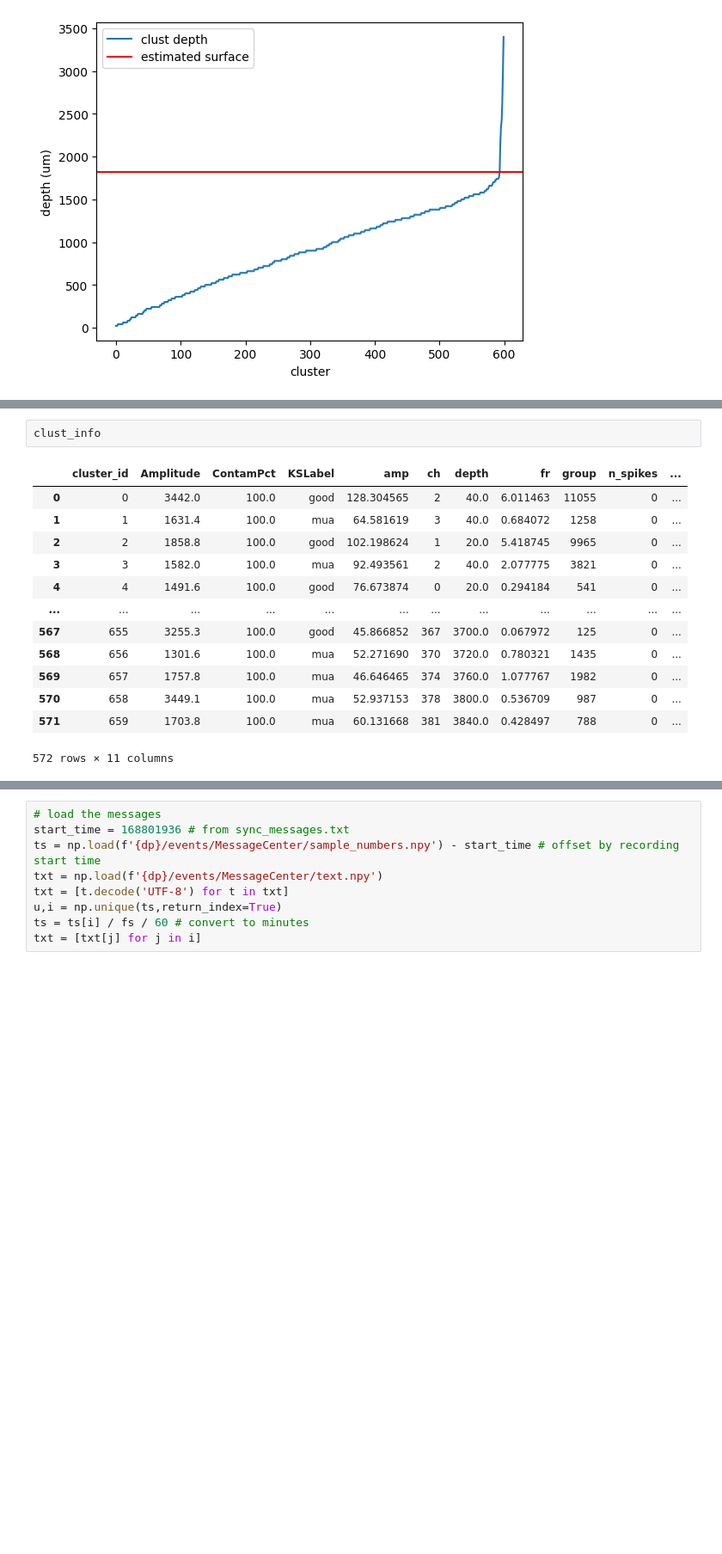
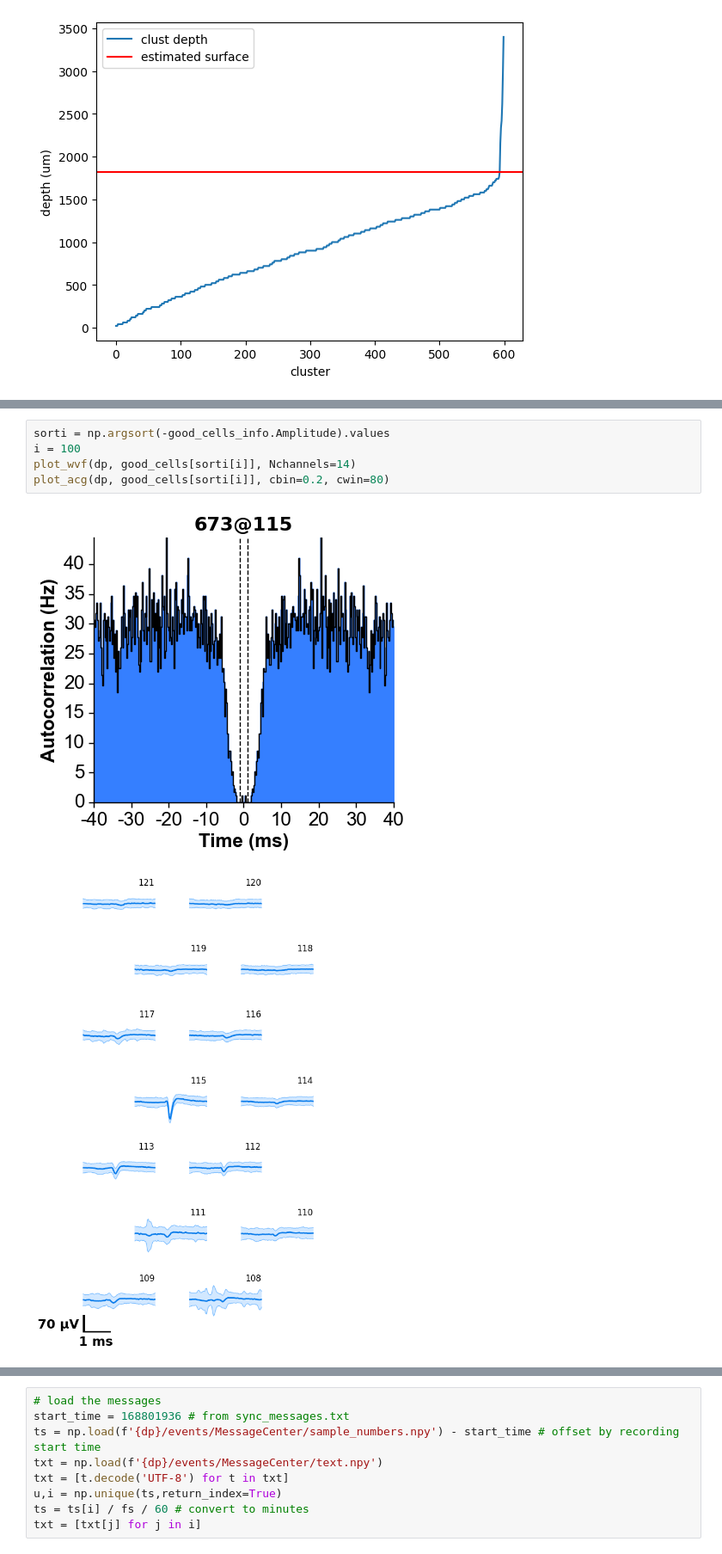
Before and after one commit to chris-angeloni/mpfc-pilot, a Jupyter notebook: spike_analysis.ipynb, the cells around one changed output, grey strips where cells are left out. Shown at 86% size. Drawn from its saved outputs; the diff is of its cells as text; blank space fills up the shorter version.

```diff
--- a/spike_analysis.ipynb
+++ b/spike_analysis.ipynb
@@ -51,16 +80,8 @@ AssertionError: WARNING no .ap/lf.meta (spikeGLX) or .oebin (OpenEphys) file fou
 # %%
-clust_info
+sorti = np.argsort(-good_cells_info.Amplitude).values
+i = 100
+plot_wvf(dp, good_cells[sorti[i]], Nchannels=14)
+plot_acg(dp, good_cells[sorti[i]], cbin=0.2, cwin=80)
 # %% [output]
-|  | cluster_id | Amplitude | ContamPct | KSLabel | amp | ch | depth | fr | group | n_spikes | ... |
-| 0 | 0 | 3442.0 | 100.0 | good | 128.304565 | 2 | 40.0 | 6.011463 | 11055 | 0 | ... |
-| 1 | 1 | 1631.4 | 100.0 | mua | 64.581619 | 3 | 40.0 | 0.684072 | 1258 | 0 | ... |
-| 2 | 2 | 1858.8 | 100.0 | good | 102.198624 | 1 | 20.0 | 5.418745 | 9965 | 0 | ... |
-| 3 | 3 | 1582.0 | 100.0 | mua | 92.493561 | 2 | 40.0 | 2.077775 | 3821 | 0 | ... |
-| 4 | 4 | 1491.6 | 100.0 | good | 76.673874 | 0 | 20.0 | 0.294184 | 541 | 0 | ... |
-| ... | ... | ... | ... | ... | ... | ... | ... | ... | ... | ... | ... |
-| 567 | 655 | 3255.3 | 100.0 | good | 45.866852 | 367 | 3700.0 | 0.067972 | 125 | 0 | ... |
-| 568 | 656 | 1301.6 | 100.0 | mua | 52.271690 | 370 | 3720.0 | 0.780321 | 1435 | 0 | ... |
-| 569 | 657 | 1757.8 | 100.0 | mua | 46.646465 | 374 | 3760.0 | 1.077767 | 1982 | 0 | ... |
-| 570 | 658 | 3449.1 | 100.0 | mua | 52.937153 | 378 | 3800.0 | 0.536709 | 987 | 0 | ... |
-| 571 | 659 | 1703.8 | 100.0 | mua | 60.131668 | 381 | 3840.0 | 0.428497 | 788 | 0 | ... |
-572 rows × 11 columns
+[figure, added]
+[figure, added]
```
Also changed, not shown: parts of 5 cells of this notebook.
